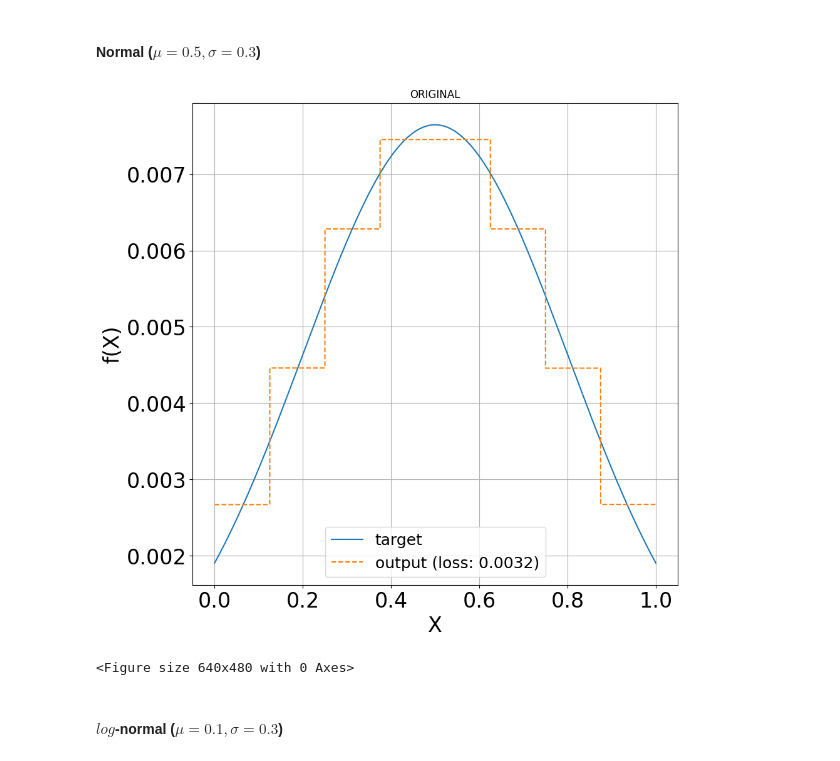
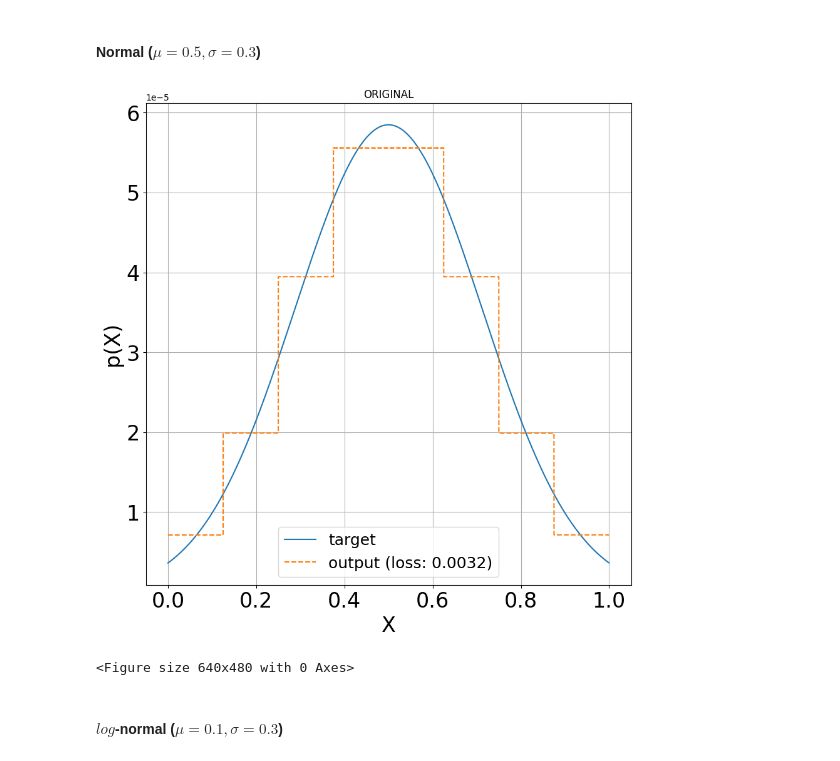
Before and after one commit to IsmaelCesar/sanches-modified, a Jupyter notebook: mtest_plotting_no_perm_results.ipynb, the cells around one changed output. Drawn from its saved outputs; the diff is of its cells as text; code cells hidden in the pictures.

Commit message:
updating plots

```diff
--- a/mtest_plotting_no_perm_results.ipynb
+++ b/mtest_plotting_no_perm_results.ipynb
@@ -20,37 +20,37 @@ dist_params = {"x_points": (0, 1), "loc": 0.5, "scale": 0.3}
 num_qubits = 15
 
 target_state = get_state(num_qubits, dist_type, dist_params)
 
 approx_file = os.path.join(SCRIPT_RESULTS_PATHS, dist_type, f"{model_type}_plot_{dist_type}_{num_qubits}qb_0.05eps.csv")
 approx_states = np.loadtxt(approx_file, delimiter=",", dtype=np.complex64).astype(np.float32)
 
 mean_losses, std_losses = compute_fidloss_metrics(approx_states, target_state)
 
 mean_approx= np.mean(approx_states, axis=0)
 
 x_points = np.linspace(0, 1, 2**num_qubits)
 
 fontsize = 24
 
 fid = approx_states[0].conj() @ target_state
 
 plt.figure(figsize=(10, 10))
 plt.title(model_type.upper())
-plt.plot(x_points, target_state, label="target")
-plt.plot(x_points, approx_states[0], "--", label=f"output (loss: {round(1-fid, 4)})")# round(mean_losses, 2)} +/-{round(std_losses, 2)
+plt.plot(x_points, np.abs(target_state)**2, label="target")
+plt.plot(x_points, np.abs(approx_states[0])**2, "--", label=f"output (loss: {round(1-fid, 4)})")# round(mean_losses, 2)} +/-{round(std_losses, 2)
 plt.grid()
 plt.xlabel("X", fontsize=fontsize)
-plt.ylabel("f(X)", fontsize=fontsize)
+plt.ylabel("p(X)", fontsize=fontsize)
 plt.yticks(fontsize=fontsize)
 plt.xticks(fontsize=fontsize)
 plt.legend(loc="best", fontsize=18)
 plot_file_path = os.path.join(SCRIPT_RESULTS_PATHS, dist_type, f"{model_type}_density_plot_{dist_type}_{num_qubits}qb_0.5eps.pdf")
 plt.savefig(plot_file_path)
 plt.show()
 plt.close()
 plt.clf()
 # %% [output]
-[figure, old version]
+[figure, new version]
 <Figure size 640x480 with 0 Axes>
 # %% [markdown]
 #### $log$-normal ($\mu = 0.1, \sigma = 0.3$)
```
Also changed, not shown: 2 other files.
